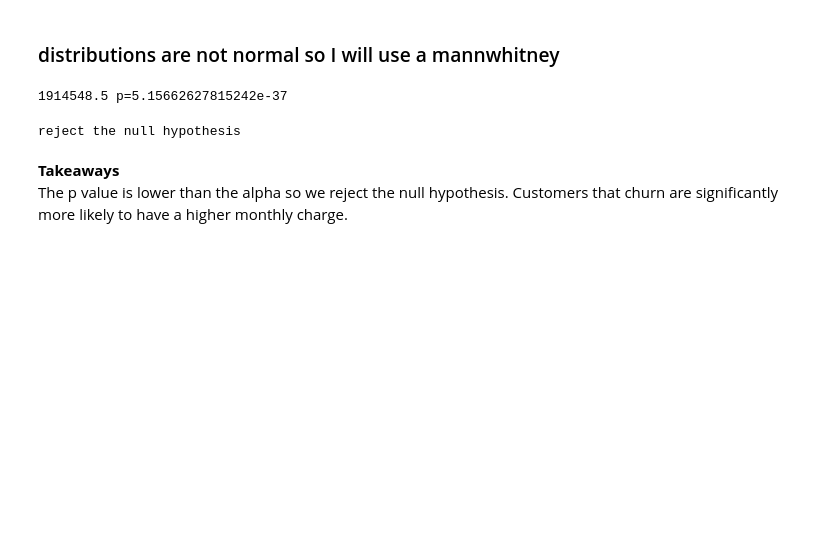
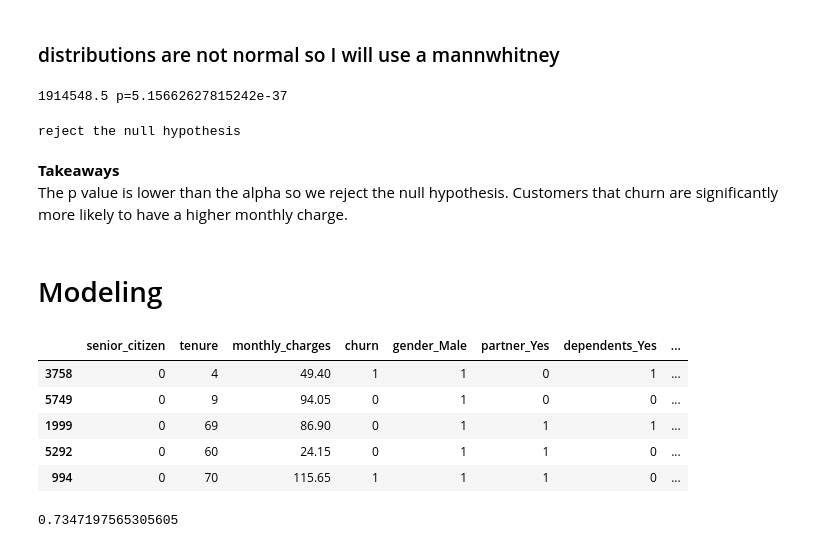
Before and after one commit to Andy-Jensen/Telco_project_part_1, a Jupyter notebook: explore_and_modeling.ipynb, the cells around one changed output. Cells and saved outputs as stored; diff of their text form; code cells hidden in the pictures; blank space fills up the shorter version.

```diff
--- a/explore.ipynb
+++ b/explore_and_modeling.ipynb
@@ -403,3 +408,53 @@ reject the null hypothesis
 # %% [markdown]
 **Takeaways**
 The p value is lower than the alpha so we reject the null hypothesis. Customers that churn are significantly more likely to have a higher monthly charge.
+# %% [markdown]
+# Modeling
+# %%
+#dropping string columns that have been made into dummy vars
+telco_train.drop(columns=['gender', 'dependents', 'partner', 'phone_service', 'multiple_lines',
+                          'online_security', 'online_backup', 'device_protection', 'tech_support',
+                          'streaming_tv', 'streaming_movies', 'paperless_billing', 'contract_type',
+                          'internet_service_type', 'payment_type', 'churn_month', 'total_charges',
+                          'signup_date', 'has_internet'], inplace=True)
+
+telco_v.drop(columns=['gender', 'dependents', 'partner', 'phone_service', 'multiple_lines',
+                          'online_security', 'online_backup', 'device_protection', 'tech_support',
+                          'streaming_tv', 'streaming_movies', 'paperless_billing', 'contract_type',
+                          'internet_service_type', 'payment_type', 'churn_month', 'total_charges',
+                          'signup_date'], inplace=True)
+
+telco_test.drop(columns=['gender', 'dependents', 'partner', 'phone_service', 'multiple_lines',
+                          'online_security', 'online_backup', 'device_protection', 'tech_support',
+                          'streaming_tv', 'streaming_movies', 'paperless_billing', 'contract_type',
+                          'internet_service_type', 'payment_type', 'churn_month', 'total_charges',
+                          'signup_date'], inplace=True)
+# %%
+#changing the strings in the 'churn' column to integers
+
+for w in telco_train['churn']:
+    if w == 'Yes':
+        telco_train['churn'].replace('Yes', 1, inplace=True)
+    else:
+        telco_train['churn'].replace('No', 0, inplace=True)
+
+for w in telco_v['churn']:
+    if w == 'Yes':
+        telco_v['churn'].replace('Yes', 1, inplace=True)
+    else:
+        telco_v['churn'].replace('No', 0, inplace=True)
+
+for w in telco_test['churn']:
+    if w == 'Yes':
+        telco_test['churn'].replace('Yes', 1, inplace=True)
+    else:
+        telco_test['churn'].replace('No', 0, inplace=True)
+# %%
+telco_train.head()
+# %% [output]
+|  | senior_citizen | tenure | monthly_charges | churn | gender_Male | partner_Yes | dependents_Yes | ... |
+| 3758 | 0 | 4 | 49.40 | 1 | 1 | 0 | 1 | ... |
+| 5749 | 0 | 9 | 94.05 | 0 | 1 | 0 | 0 | ... |
+| 1999 | 0 | 69 | 86.90 | 0 | 1 | 1 | 1 | ... |
+| 5292 | 0 | 60 | 24.15 | 0 | 1 | 1 | 0 | ... |
+| 994 | 0 | 70 | 115.65 | 1 | 1 | 1 | 0 | ... |
@@ -405,0 +472,16 @@ The p value is lower than the alpha so we reject the null hypothesis. Customers
+# %%
+#establishing baseline accuracy
+
+#making base column
+telco_train['base']= 0
+
+#making the confusion matrix with actual churn results and baseline
+cm= confusion_matrix(y_train, telco_train['base'])
+
+#computing the accuracy
+tn, fp, fn, tp= cm.ravel()
+
+accuracy = (tp+tn) / (tn+fp+fn+tp)
+accuracy
+# %% [output]
+0.7347197565305605
```
Also changed, not shown: parts of 7 cells of this notebook.
